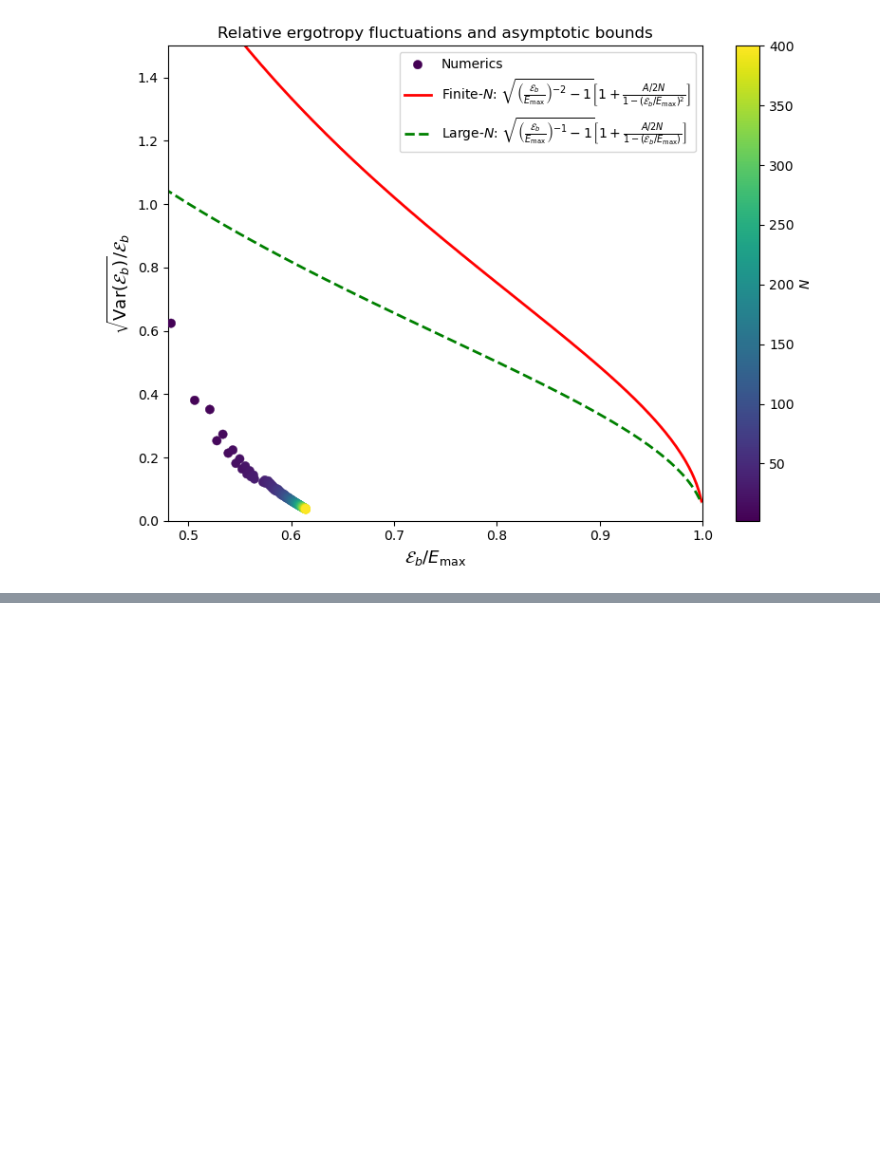
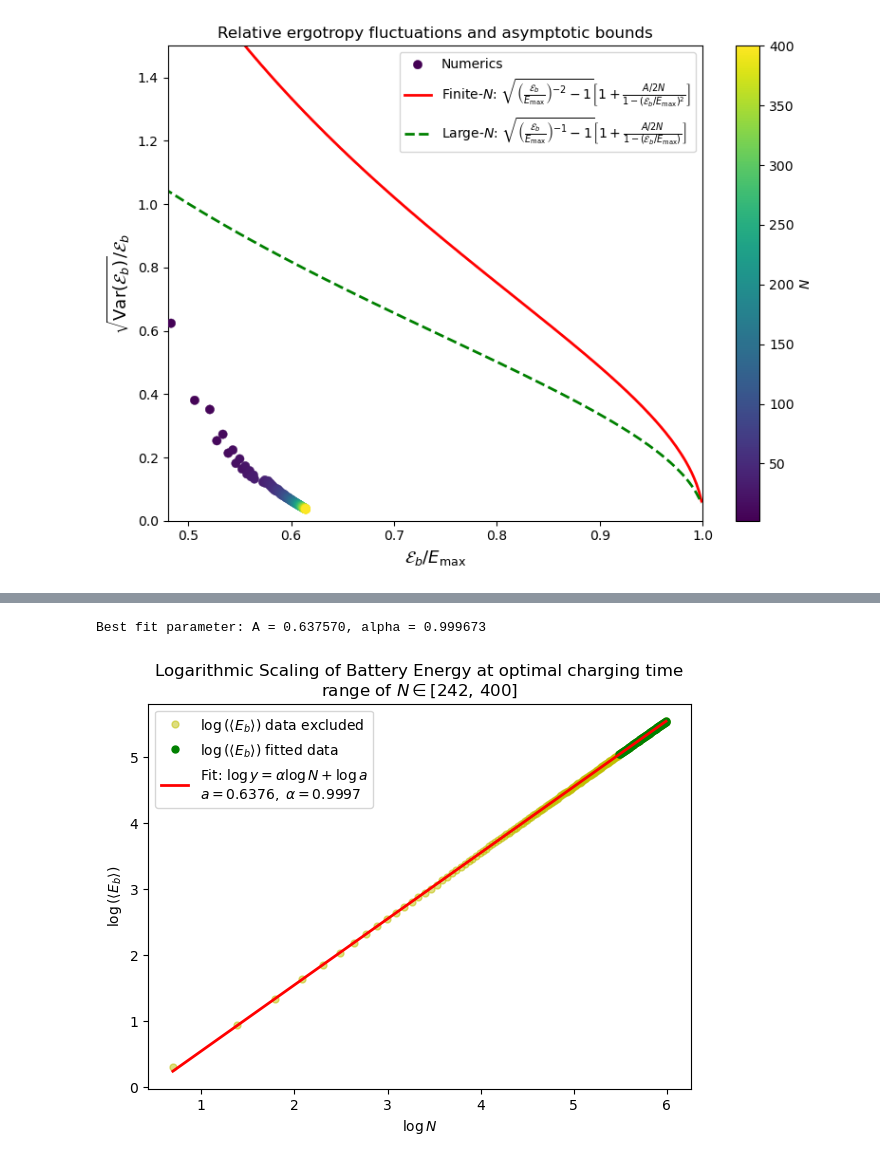
Before and after one commit to gbhanja/ERGO_FLUC_parallel_codes, a Jupyter notebook: TC_Kac_OP_fock.ipynb, the cells around one changed output, grey strips where cells are left out. Drawn from its saved outputs; the diff is of its cells as text; code cells hidden in the pictures; blank space fills up the shorter version.

```diff
--- a/TC_Kac_OP_fock.ipynb
+++ b/TC_Kac_OP_fock.ipynb
@@ -905,0 +953,69 @@ plt.show()
+# %%
+###################################
+# Scaling using a logarithmic plot
+###################################
+
+import numpy as np
+import matplotlib.pyplot as plt
+from scipy.optimize import curve_fit
+
+# Fitting function in log-space
+def log_fit3(log_N, logA, alpha3):
+    return  alpha3 *log_N + logA
+
+y_full = np.array(E_B)
+
+# Restrict fitting data
+N_data3 = N_arr[120:200]
+y_data3 = y_full[120:200]
+
+# Keep only positive values for the logarithm
+mask = (N_data3 > 0) & (y_data3 > 0)
+
+N_fit3 = N_data3[mask]
+y_fit_data3 = y_data3[mask]
+
+# Logarithmic variables
+log_N = np.log(N_fit3)
+log_y = np.log(y_fit_data3)
+
+# Fit in log-space
+popt, pcov = curve_fit(log_fit3, log_N, log_y)
+
+logA_opt, alpha_opt = popt
+
+A_opt = np.exp(logA_opt)
+
+print(f"Best fit parameter: A = {A_opt:.6f}, alpha = {alpha_opt:.6f}")
+
+# Smooth curve over FULL N range
+N_smooth = np.linspace(min(N_arr), max(N_arr), 150)
+
+y_smooth = A_opt * (N_smooth**alpha_opt)
+
+plt.figure(figsize=(7, 5))
+
+# Plot FULL dataset with faded colours
+plt.plot(np.log(N_arr[y_full > 0]), np.log(y_full[y_full > 0]), 'o', color='y', markersize=5, alpha=0.5,label=r"$\log\left(\langle E_b \rangle \right)$ data excluded")
+
+# Plot restricted fitted data
+plt.plot(log_N, log_y, 'o', color='g', markersize=5, label=r"$\log\left(\langle E_b \rangle \right)$ fitted data")
+
+# Plot fitted line over FULL range
+plt.plot(np.log(N_smooth), np.log(y_smooth), '-', color='r', linewidth=2, label=(
+        rf'Fit: $\log y = \alpha \log N + \log a$'
+        '\n'
+        rf'$a={A_opt:.4f},\ \alpha={alpha_opt:.4f}$'))
+
+plt.xlabel(r"$\log N$")
+plt.ylabel(r"$\log\left(\langle E_b \rangle \right)$")
+plt.title(
+    rf"Logarithmic Scaling of Battery Energy at optimal charging time"
+    "\n"
+    rf"range of $N \in [{N_fit3[0]},\, {N_fit3[-1]}]$"
+)
+plt.legend()
+plt.show()
+# %% [output]
+Best fit parameter: A = 0.637570, alpha = 0.999673
+[figure, added]
```
Also changed, not shown: parts of 5 cells of this notebook, 2 other files.
